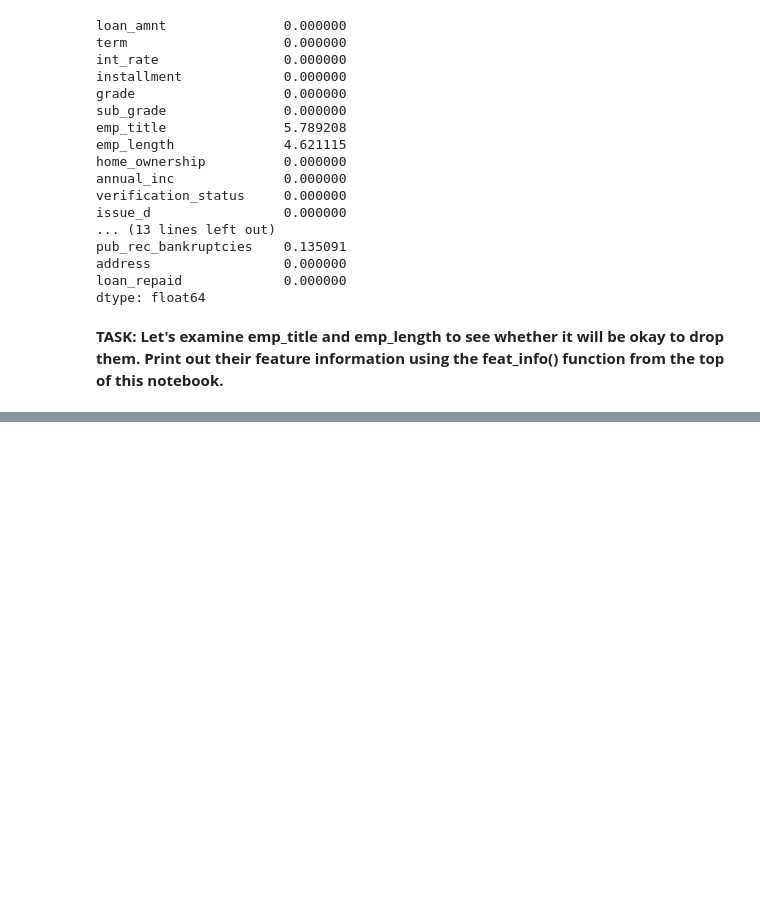
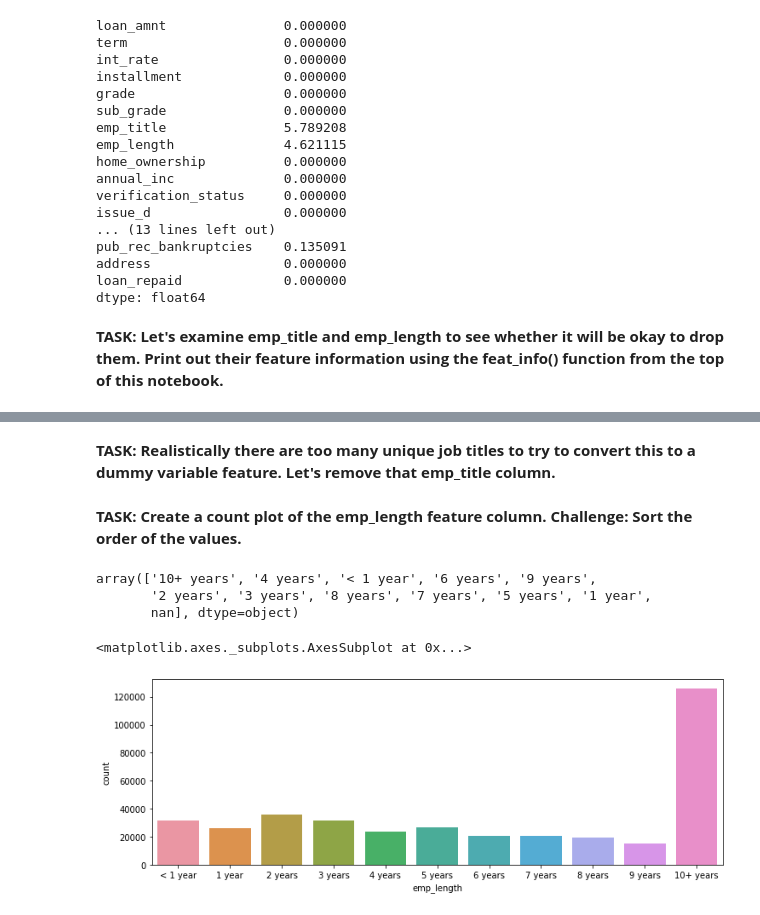
Before and after one commit to GkouskosV/Python-for-Data-Science-and-Machine-Learning-Bootcamp, a Jupyter notebook: Deep_Learning_Sections/Keras_LendingClub_API_Project.ipynb, the cells around one changed output, grey strips where cells are left out. Drawn from its saved outputs; the diff is of its cells as text; code cells hidden in the pictures; blank space fills up the shorter version.

Commit message:
keras api - data preprocessing 2

```diff
--- a/Deep_Learning_Sections/Keras_LendingClub_API_Project.ipynb
+++ b/Deep_Learning_Sections/Keras_LendingClub_API_Project.ipynb
@@ -504,0 +527,20 @@ Employment length in years. Possible values are between 0 and 10 where 0 means l
+# %% [markdown]
+**TASK: Realistically there are too many unique job titles to try to convert this to a dummy variable feature. Let's remove that emp_title column.**
+# %%
+df.drop('emp_title', axis=1,inplace=True)
+# %% [markdown]
+**TASK: Create a count plot of the emp_length feature column. Challenge: Sort the order of the values.**
+# %%
+df['emp_length'].unique()
+# %% [output]
+array(['10+ years', '4 years', '< 1 year', '6 years', '9 years',
+       '2 years', '3 years', '8 years', '7 years', '5 years', '1 year',
+       nan], dtype=object)
+# %%
+plt.figure(figsize=(12,4))
+sns.countplot(x='emp_length',data=df,
+              order=['< 1 year','1 year','2 years','3 years','4 years','5 years',
+                     '6 years','7 years','8 years','9 years','10+ years'])
+# %% [output]
+<matplotlib.axes._subplots.AxesSubplot at 0x...>
+[figure, added]
```
Also changed, not shown: parts of 9 cells of this notebook.
